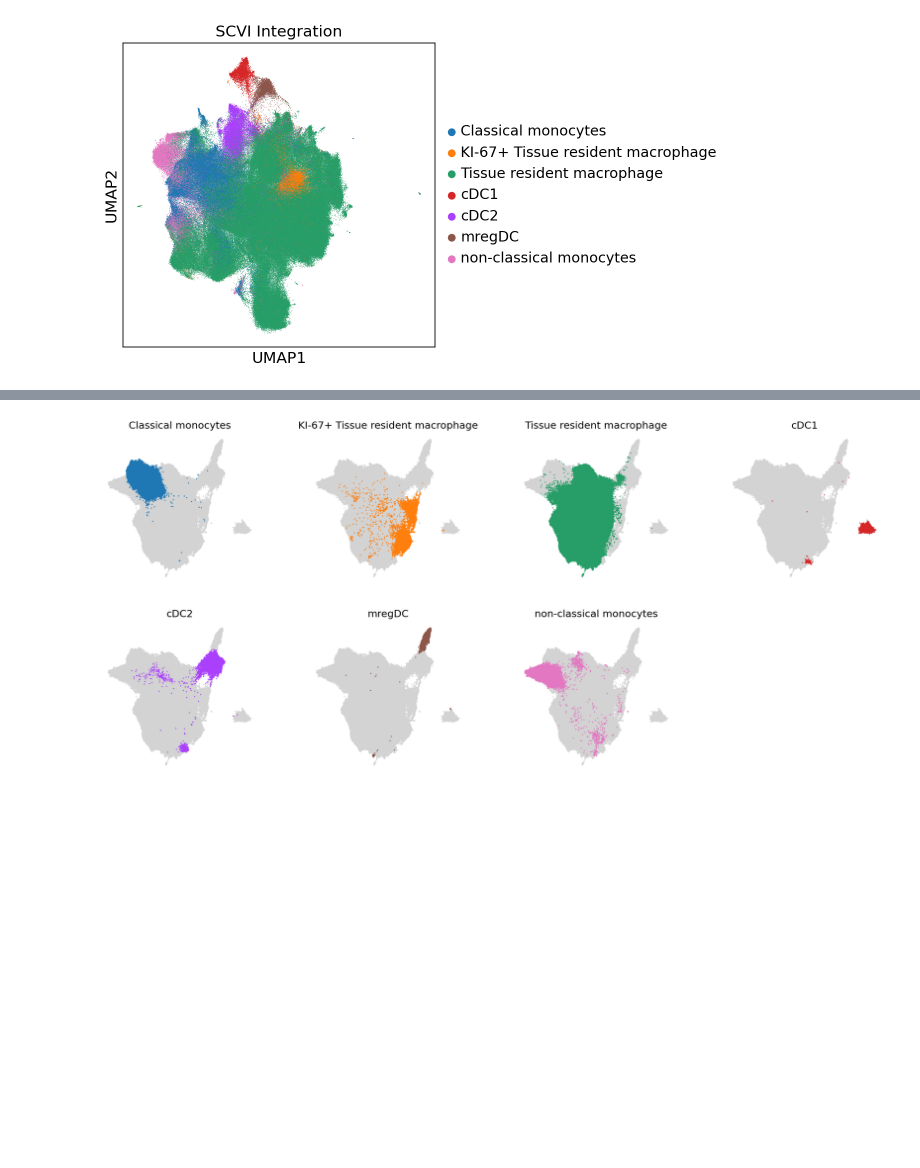
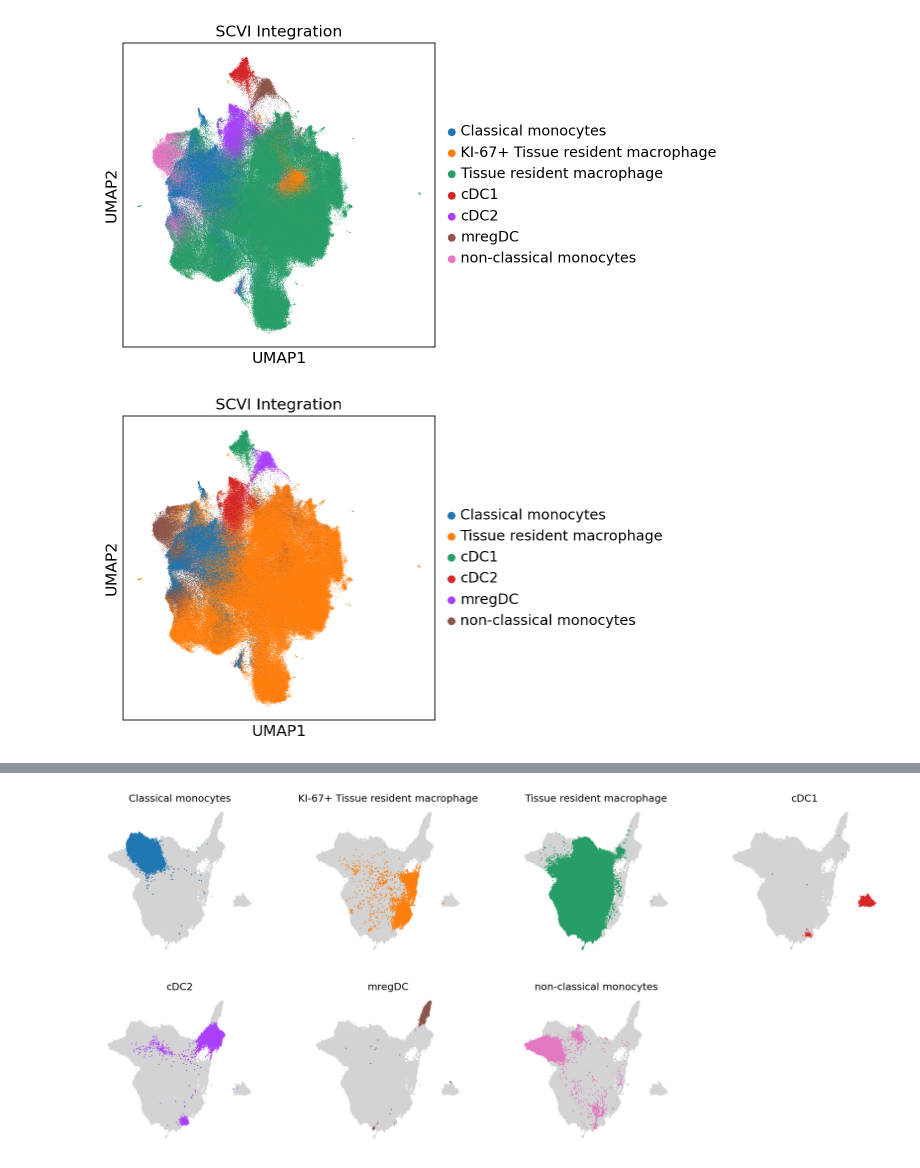
Before and after one commit to tuonglab/Nikita-project, a Jupyter notebook: notebooks/2025-05-01_scvi-comparison.ipynb, the cells around one changed output, grey strips where cells are left out. Drawn from its saved outputs; the diff is of its cells as text; code cells hidden in the pictures; blank space fills up the shorter version.

```diff
--- a/notebooks/2025-05-01_scvi-comparison.ipynb
+++ b/notebooks/2025-05-01_scvi-comparison.ipynb
@@ -83,6 +93,19 @@ data_scvi.obsm['X_pca'] = data_scvi.obsm['X_scVI']
 sc.pp.neighbors(data_scvi, n_neighbors=10, n_pcs=30)
 # %%
 sc.tl.umap(data_scvi, min_dist=0.3)  # 0.3 is personal preference
+# %%
+#make simple annotations
+data_scvi.obs["MyeloidAPC_Subsets"] = data_scvi.obs["NR_annotations_simple"].map(
+    {
+        "Tissue resident macrophage": "Tissue resident macrophage",
+        "Classical monocytes": "Classical monocytes",
+        "non-classical monocytes": "non-classical monocytes",
+        "cDC2": "cDC2",
+        "cDC1": "cDC1",
+        "KI-67+ Tissue resident macrophage": "Tissue resident macrophage",
+        "mregDC": "mregDC",
+    }
+)
 # %%
 with plt.rc_context({"figure.figsize": (5, 5)}):
     sc.pl.umap(data_scvi,
@@ -93,3 +116,11 @@ with plt.rc_context({"figure.figsize": (5, 5)}):
 # %% [output]
 WARNING: saving figure to file figures/umapHarmony-scvi-compare-SCViUMAP.svg
 [figure]
+# %%
+with plt.rc_context({"figure.figsize": (5, 5)}):
+    sc.pl.umap(data_scvi,
+            color="MyeloidAPC_Subsets",
+            size=1,
+            title="SCVI Integration")
+# %% [output]
+[figure, added]
```
Also changed, not shown: parts of 4 cells of this notebook.
